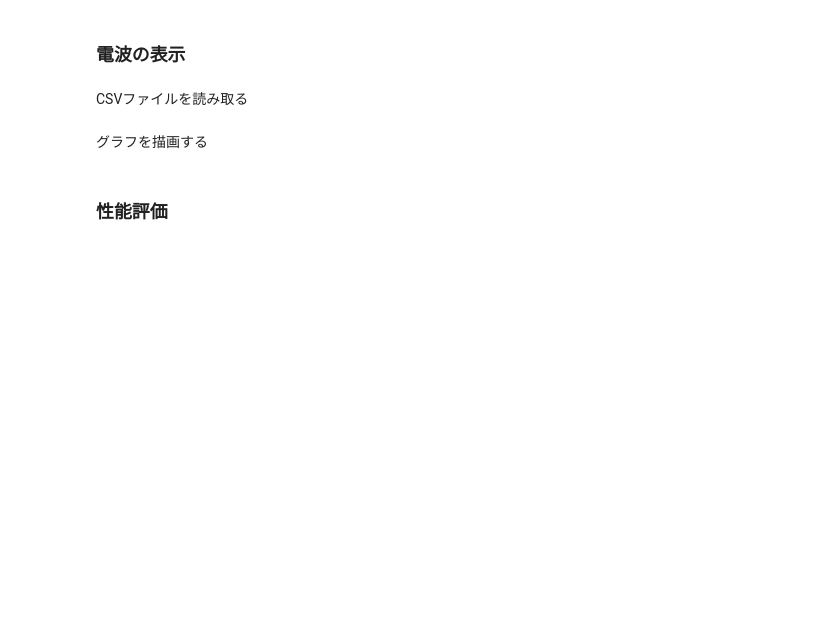
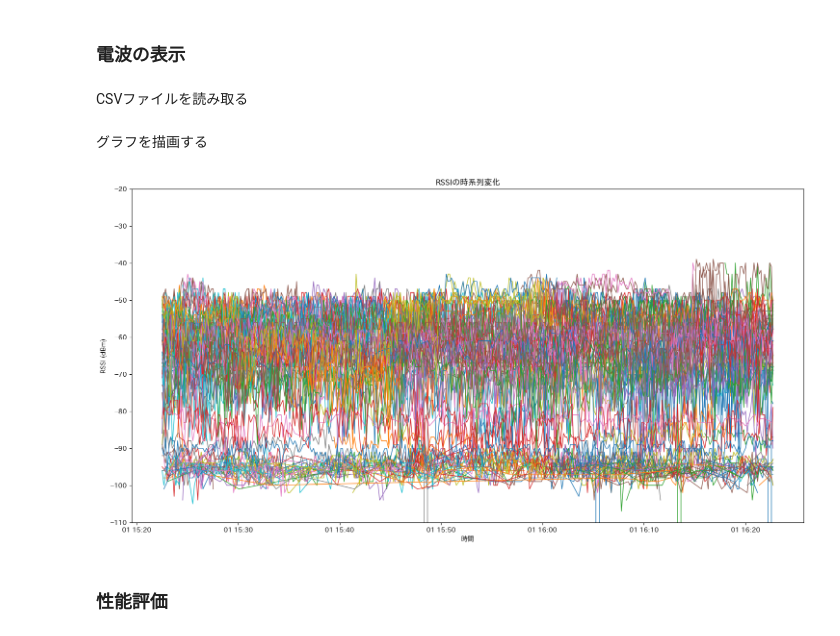
Before and after one commit to togawa427/ble-advertise-matplot, a Jupyter notebook: pandas/main.ipynb, the cells around one changed output. Cells and saved outputs as stored; diff of their text form; code cells hidden in the pictures; blank space fills up the shorter version.

```diff
--- a/pandas/main.ipynb
+++ b/pandas/main.ipynb
@@ -82,50 +89,60 @@ df['time'] = pd.to_datetime(df['time'], format='%H:%M:%S')
 グラフを描画する
 # %%
 # グラフの描画
-plt.figure(figsize=(12, 6))
+plt.figure(figsize=(18, 9))
 
 # MACアドレスごとにグループ化してプロット
-for mac, group in df.groupby('mac_address'):
-    plt.plot(group['time'], group['rssi'], marker='o', label=mac)
+for i, (mac, group) in enumerate(df.groupby('mac_address')):
+    if i >= 1050:
+        break
+    plt.plot(group['time'], group['rssi'], label=mac, linewidth=1)
+
+# グラフの設定
+plt.ylim(-110,-20)
+# start_time = datetime.datetime.strptime("15:27:11", "%H:%M:%S")
+# end_time = datetime.datetime.strptime("15:37:11", "%H:%M:%S")
+# plt.xlim(start_time, end_time)
 
 # グラフの装飾
 plt.xlabel('時間')
 plt.ylabel('RSSI (dBm)')
 plt.title('RSSIの時系列変化')
-plt.grid(True)
-plt.legend(title='MACアドレス')
+plt.grid(False)
+# plt.legend(title='MACアドレス')
 
 # 表示
 plt.show()
 
 # plt.subplots_adjust(hspace=0.3)
 # fig = plt.figure(figsize=(10, 10))
 
 # # 加速度のプロット
 # ax1 = fig.add_subplot(2,1,1)
 # ax1.title.set_text("加速度")
 # ax1.plot(df_acc["t"], df_acc["x"], label="acc_x")
 # ax1.plot(df_acc["t"], df_acc["y"], label="acc_y")
 # ax1.plot(df_acc["t"], df_acc["z"], label="acc_z")
 # ax1.set_xlabel("time")
 # ax1.set_ylabel("acceleration [m/s^2]")
 # ax1.set_xlim(0, 100)
 # ax1.set_ylim(-10, 50)
 # ax1.legend()
 
 # # ジャイロのプロット
 # ax2 = fig.add_subplot(2,1,2)
 # ax2.title.set_text("角度")
 # ax2.plot(df_gyro["t"], df_gyro["x"], label="gyro_x")
 # ax2.plot(df_gyro["t"], df_gyro["y"], label="gyro_y")
 # ax2.plot(df_gyro["t"], df_gyro["z"], label="gyro_z")
 # ax2.set_xlabel("time")
 # ax2.set_ylabel("angular velocity [rad/s]")
 # ax2.set_xlim(0, 100)
 # ax2.set_ylim(-10, 50)
 # ax2.legend()
 
 # plt.show()
+# %% [output]
+[figure, added]
 # %% [markdown]
 ### 性能評価
 # %%
```
Also changed, not shown: parts of 4 cells of this notebook, 1 other file.
